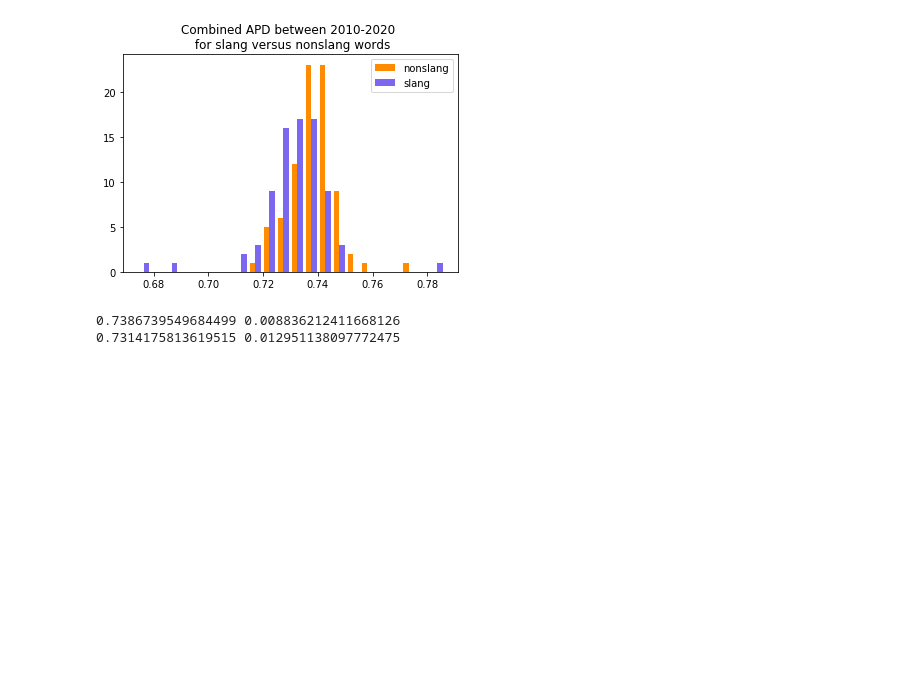
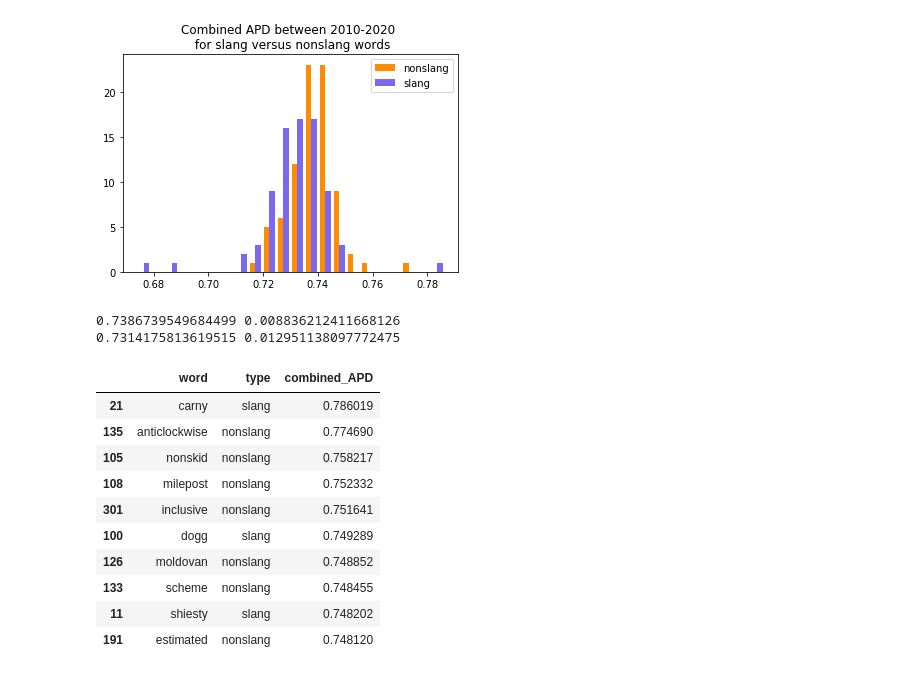
Before and after one commit to opedal/slangvolution, a Jupyter notebook: Word sampling.ipynb, the cells around one changed output. Cells and saved outputs as stored; diff of their text form; code cells hidden in the pictures; blank space fills up the shorter version.

```diff
--- a/Word sampling.ipynb
+++ b/Word sampling.ipynb
@@ -394,3 +394,17 @@ print(np.nanmean(slang_APD), np.nanstd(slang_APD))
 # %% [output]
 0.7386739549684499 0.008836212411668126
 0.7314175813619515 0.012951138097772475
+# %%
+all_words_df.sort_values(by="combined_APD", ascending=False)[["word", "type","combined_APD"]][:10]
+# %% [output]
+|  | word | type | combined_APD |
+| 21 | carny | slang | 0.786019 |
+| 135 | anticlockwise | nonslang | 0.774690 |
+| 105 | nonskid | nonslang | 0.758217 |
+| 108 | milepost | nonslang | 0.752332 |
+| 301 | inclusive | nonslang | 0.751641 |
+| 100 | dogg | slang | 0.749289 |
+| 126 | moldovan | nonslang | 0.748852 |
+| 133 | scheme | nonslang | 0.748455 |
+| 11 | shiesty | slang | 0.748202 |
+| 191 | estimated | nonslang | 0.748120 |
```
Also changed, not shown: parts of 1 cell of this notebook, 1 other file.
